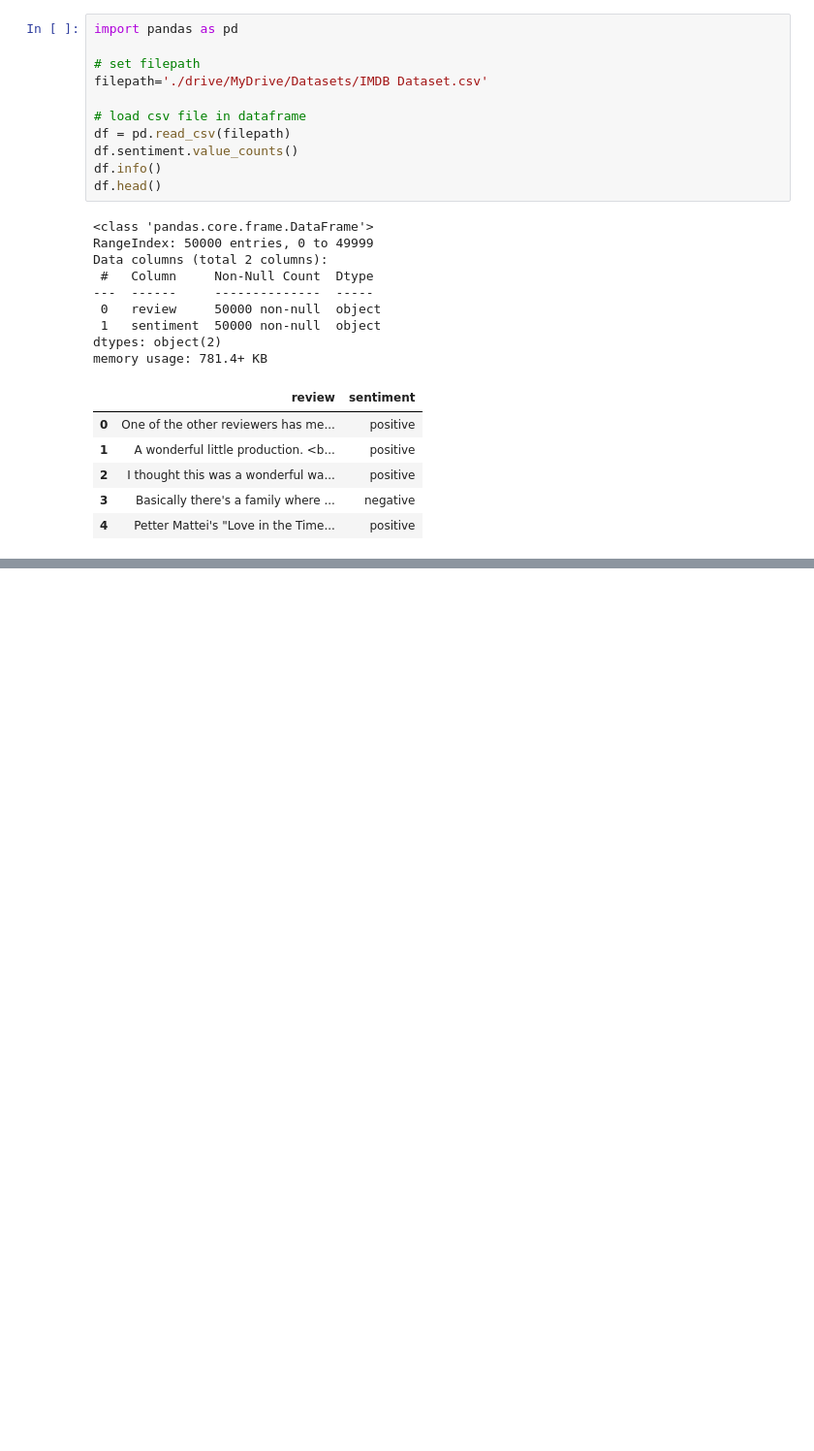
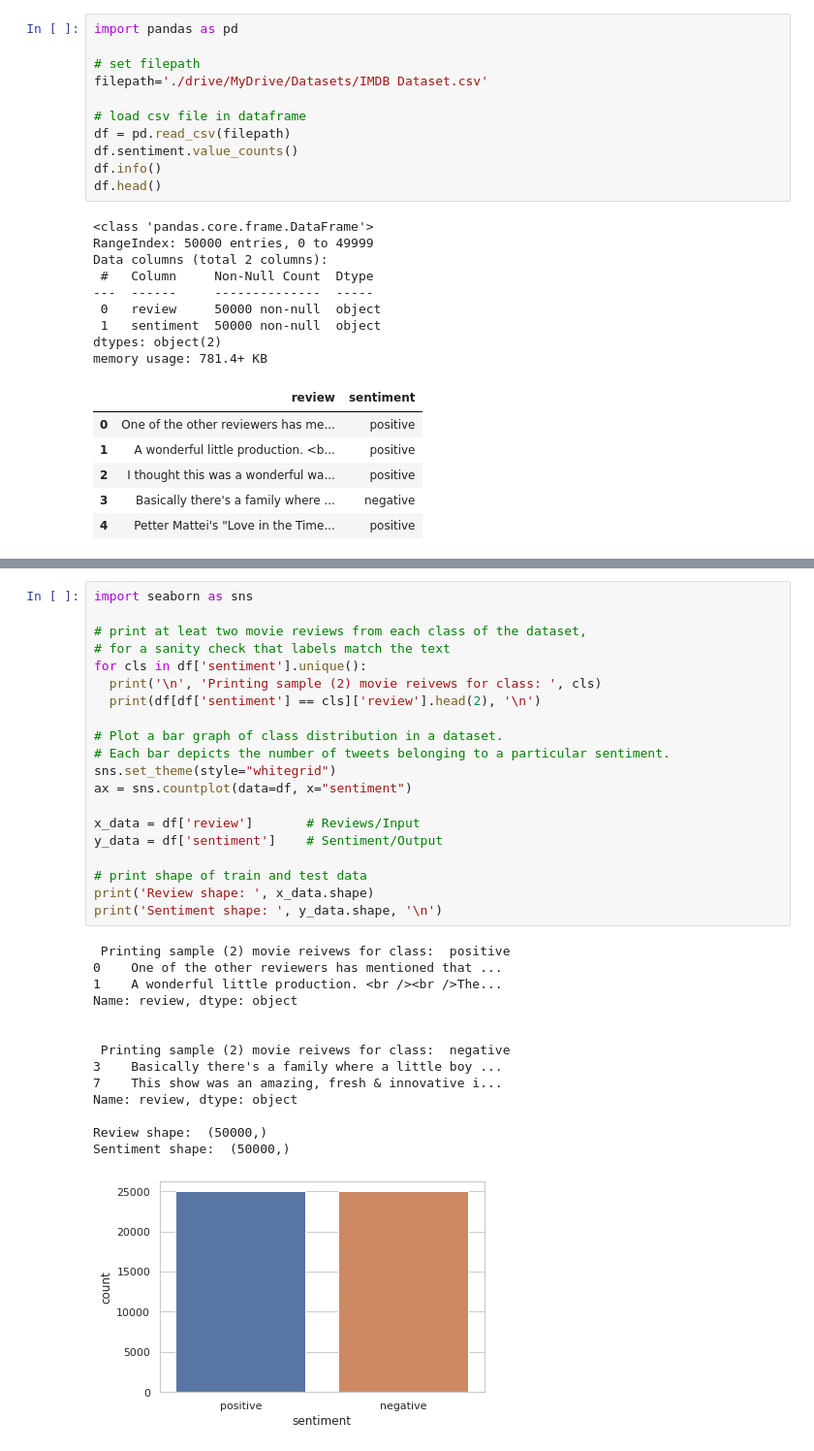
Before and after one commit to ankygupta9999/imdb-50k-DL, a Jupyter notebook: Assignment1_part2.ipynb, the cells around one changed output, grey strips where cells are left out. Shown at 97% size. Cells and saved outputs as stored; diff of their text form; blank space fills up the shorter version.

```diff
--- a/Assignment1_part2.ipynb
+++ b/Assignment1_part2.ipynb
@@ -47,0 +49,35 @@ Y shape:  (50000,)
+# %%
+import seaborn as sns
+
+# print at leat two movie reviews from each class of the dataset,
+# for a sanity check that labels match the text
+for cls in df['sentiment'].unique():
+  print('\n', 'Printing sample (2) movie reivews for class: ', cls)
+  print(df[df['sentiment'] == cls]['review'].head(2), '\n')
+
+# Plot a bar graph of class distribution in a dataset.
+# Each bar depicts the number of tweets belonging to a particular sentiment.
+sns.set_theme(style="whitegrid")
+ax = sns.countplot(data=df, x="sentiment")
+
+x_data = df['review']       # Reviews/Input
+y_data = df['sentiment']    # Sentiment/Output
+
+# print shape of train and test data
+print('Review shape: ', x_data.shape)
+print('Sentiment shape: ', y_data.shape, '\n')
+# %% [output]
+ Printing sample (2) movie reivews for class:  positive
+0    One of the other reviewers has mentioned that ...
+1    A wonderful little production. <br /><br />The...
+Name: review, dtype: object
+
+
+ Printing sample (2) movie reivews for class:  negative
+3    Basically there's a family where a little boy ...
+7    This show was an amazing, fresh & innovative i...
+Name: review, dtype: object
+
+Review shape:  (50000,)
+Sentiment shape:  (50000,)
+[figure, added]
```
Also changed, not shown: parts of 26 cells of this notebook.
